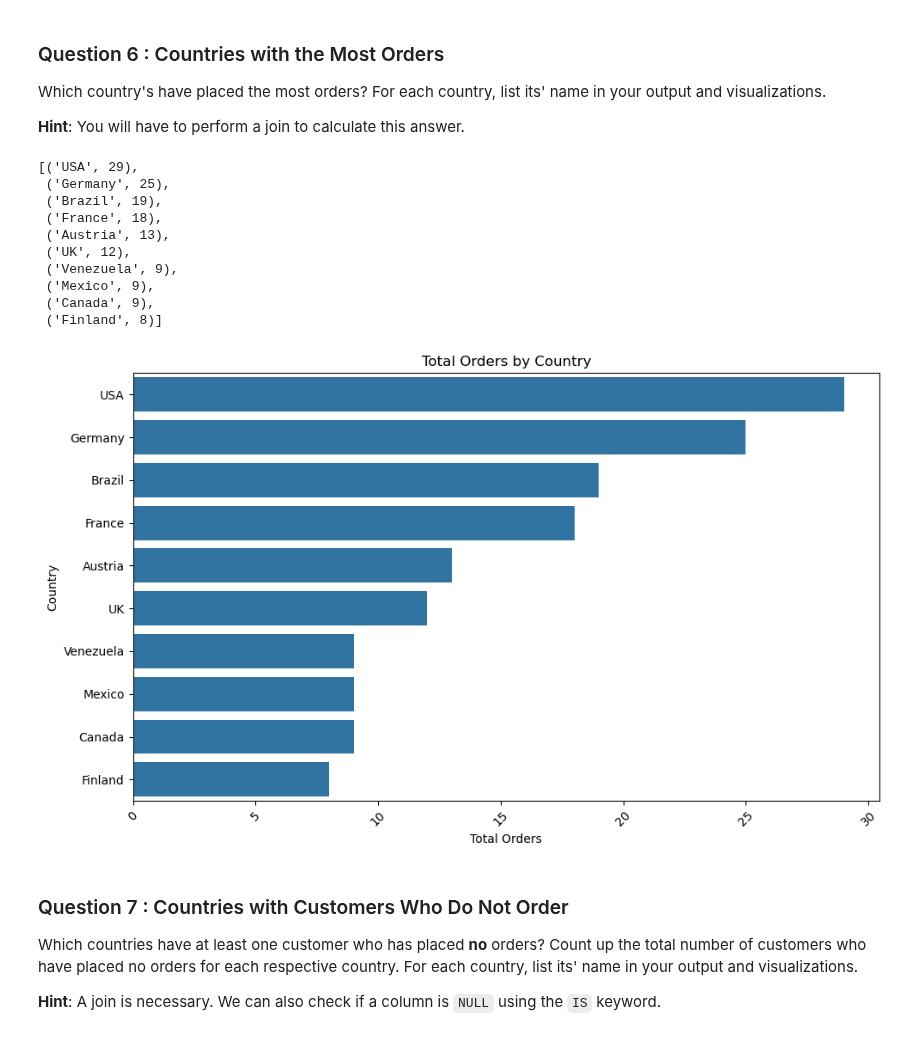
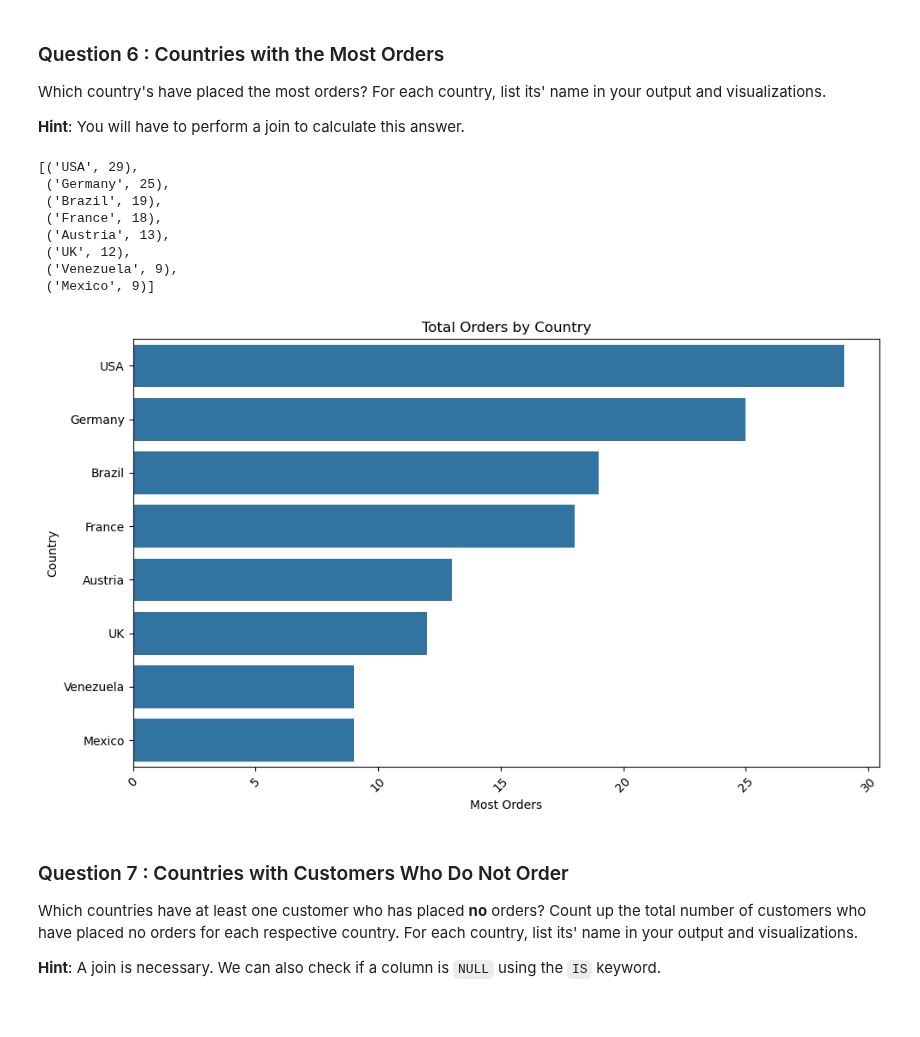
Before and after one commit to DataEden/The-Knowledge-House-2025, a Jupyter notebook: T-Labs/adhoc-sql/adhoc_report.ipynb, the cells around one changed output. Cells and saved outputs as stored; diff of their text form; code cells hidden in the pictures.

```diff
--- a/T-Labs/adhoc-sql/adhoc_report.ipynb
+++ b/T-Labs/adhoc-sql/adhoc_report.ipynb
@@ -277,16 +282,17 @@ Which country's have placed the most orders? For each country, list its' name in
 # %%
 # TODO: Write a SQL query which will answer the question above.
 cursor.execute("""
-SELECT c.country, COUNT(o.OrderID) AS total_orders
+SELECT Country, COUNT(o.OrderID) AS most_orders
 FROM Orders o JOIN Customers c
 ON o.CustomerID = c.CustomerID
-GROUP BY c.Country
-ORDER BY total_orders DESC
-Limit 10;
+GROUP BY Country
+ORDER BY most_orders DESC
+Limit 8;
 """)
 # TODO: Fetch your list of tuples and print it out
-total_orders = cursor.fetchall()
-total_orders
+most_orders = cursor.fetchall()
+# List of tuples
+most_orders
 # %% [output]
 [('USA', 29),
  ('Germany', 25),
@@ -295,23 +301,21 @@ total_orders
  ('Austria', 13),
  ('UK', 12),
  ('Venezuela', 9),
- ('Mexico', 9),
- ('Canada', 9),
- ('Finland', 8)]
+ ('Mexico', 9)]
 # %%
 # TODO: Convert your list of tuples to a dataframe
-total_orders_df = pd.DataFrame(total_orders, columns=['country', 'total_orders'])
+most_orders_df = pd.DataFrame(most_orders, columns=['Country', 'most_orders'])
 
 # TODO: Generate a visualization on this dataframe
 plt.figure(figsize=(10,6))
-sns.barplot(x='total_orders', y='country', data=total_orders_df)
+sns.barplot(x='most_orders', y='Country', data=most_orders_df)
 plt.title('Total Orders by Country')
-plt.xlabel('Total Orders')
+plt.xlabel('Most Orders')
 plt.ylabel('Country')
 plt.xticks(rotation=45)
 plt.tight_layout()
 # %% [output]
-[figure, old version]
+[figure, new version]
 # %% [markdown]
 ### Question 7 : Countries with Customers Who Do Not Order
 
```
Also changed, not shown: parts of 20 cells of this notebook.
